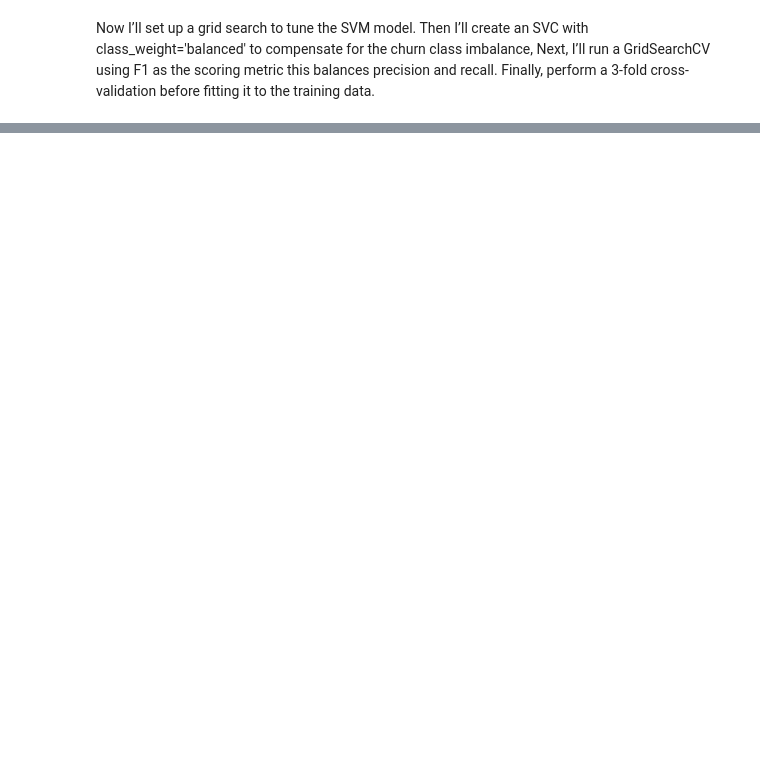
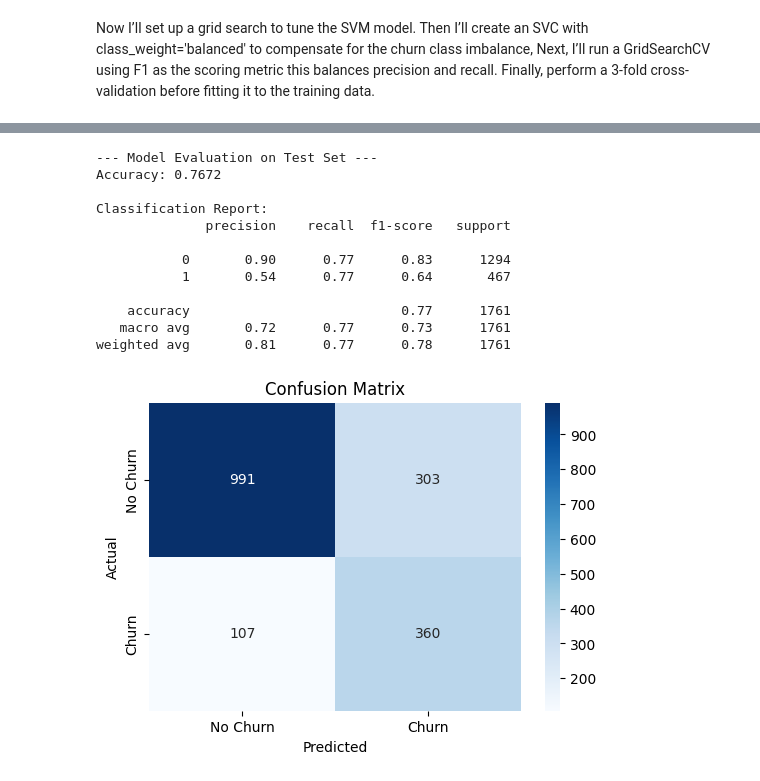
Before and after one commit to mu7amed-adell/Etisalat_UseCase, a Jupyter notebook: E&_churn.ipynb, the cells around one changed output, grey strips where cells are left out. Saved outputs shown, nothing was run; the diff lists cells and outputs as text; code cells hidden in the pictures; blank space fills up the shorter version.

```diff
--- a/E&_churn.ipynb
+++ b/E&_churn.ipynb
@@ -401,17 +403,34 @@ weighted avg       0.80      0.75      0.76      1761
 # %%
+y_pred = pipeline.predict(X_test)
+
 print("\n--- Model Evaluation on Test Set ---")
 print(f"Accuracy: {accuracy_score(y_test, y_pred):.4f}")
 print("\nClassification Report:")
 print(classification_report(y_test, y_pred))
 
-# plot confusion matrix for detailed performance
 cm = confusion_matrix(y_test, y_pred)
-plt.figure(figsize=(6,4))
-sns.heatmap(cm, annot=True, fmt='d', cmap='Blues', xticklabels=['No Churn', 'Churn'], yticklabels=['No Churn', 'Churn'])
+plt.figure(figsize=(6, 4))
+sns.heatmap(cm, annot=True, fmt='d', cmap='Blues',
+            xticklabels=['No Churn', 'Churn'],
+            yticklabels=['No Churn', 'Churn'])
 plt.ylabel('Actual')
 plt.xlabel('Predicted')
 plt.title('Confusion Matrix')
 plt.show()
+# %% [output]
+--- Model Evaluation on Test Set ---
+Accuracy: 0.7672
+
+Classification Report:
+              precision    recall  f1-score   support
+
+           0       0.90      0.77      0.83      1294
+           1       0.54      0.77      0.64       467
+
+    accuracy                           0.77      1761
+   macro avg       0.72      0.77      0.73      1761
+weighted avg       0.81      0.77      0.78      1761
+[figure, added]
 # %%
 # plot learning curve
 from sklearn.model_selection import learning_curve
```
Also changed, not shown: parts of 20 cells of this notebook, 5 other files.
